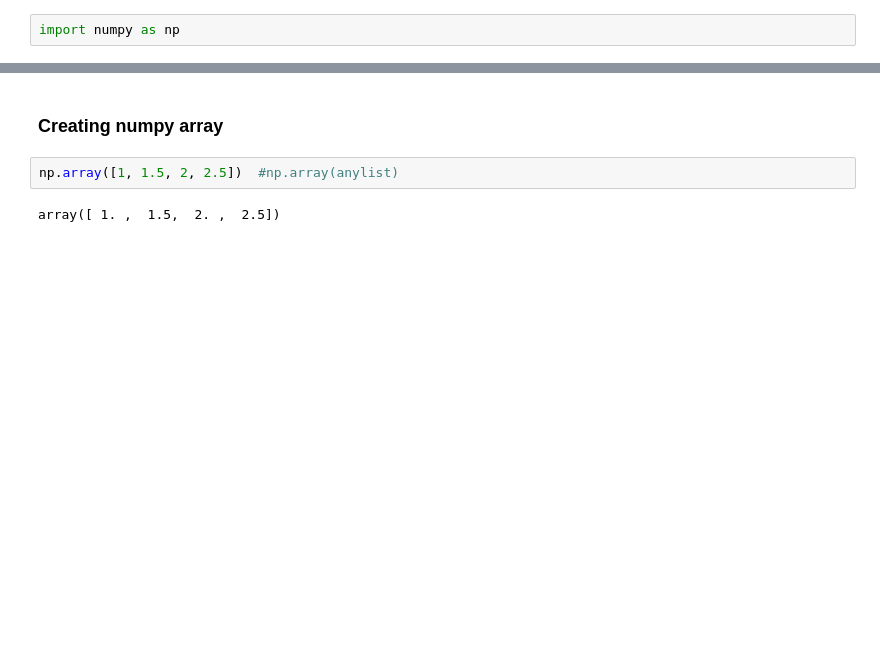
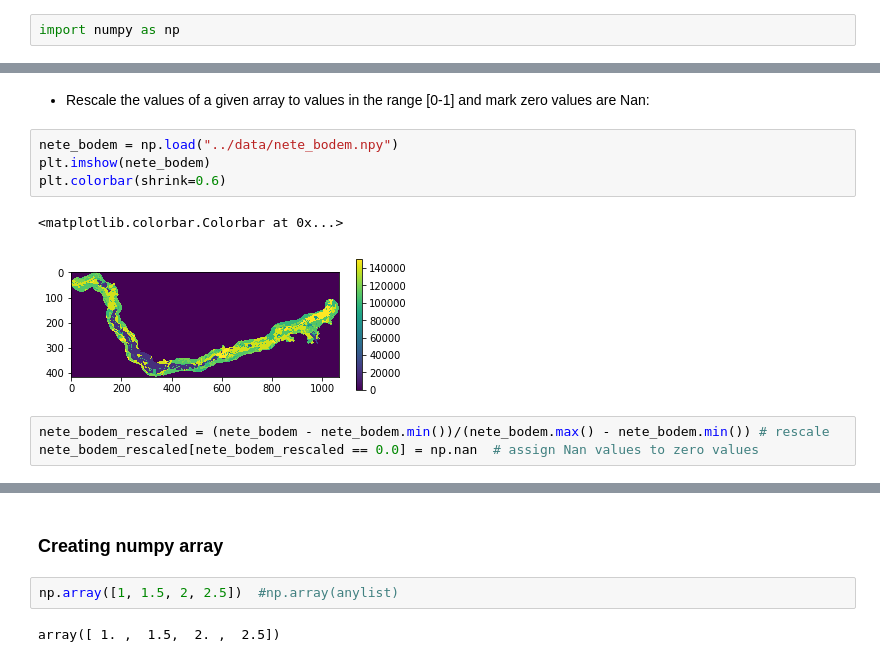
Before and after one commit to stijnvanhoey/course_gis_scripting, a Jupyter notebook: _solved/02-scientific-python-introduction.ipynb, the cells around one changed output, grey strips where cells are left out. Saved outputs shown, nothing was run; the diff lists cells and outputs as text; blank space fills up the shorter version.

```diff
--- a/_solved/02-scientific-python-introduction.ipynb
+++ b/_solved/02-scientific-python-introduction.ipynb
@@ -11,0 +109,12 @@ import numpy as np
+# %% [markdown]
+* Rescale the values of a given array to values in the range [0-1] and mark zero values are Nan:
+# %%
+nete_bodem = np.load("../data/nete_bodem.npy")
+plt.imshow(nete_bodem)
+plt.colorbar(shrink=0.6)
+# %% [output]
+<matplotlib.colorbar.Colorbar at 0x...>
+[figure, added]
+# %%
+nete_bodem_rescaled = (nete_bodem - nete_bodem.min())/(nete_bodem.max() - nete_bodem.min()) # rescale
+nete_bodem_rescaled[nete_bodem_rescaled == 0.0] = np.nan  # assign Nan values to zero values
```
Also changed, not shown: parts of 114 cells of this notebook, 2 other files.
